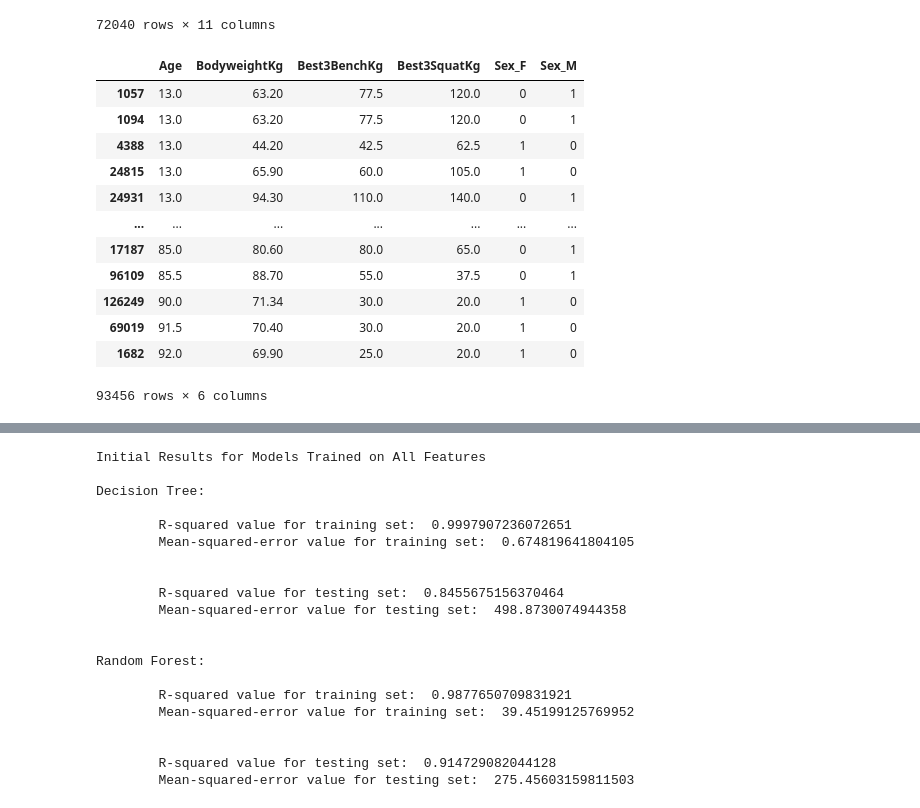
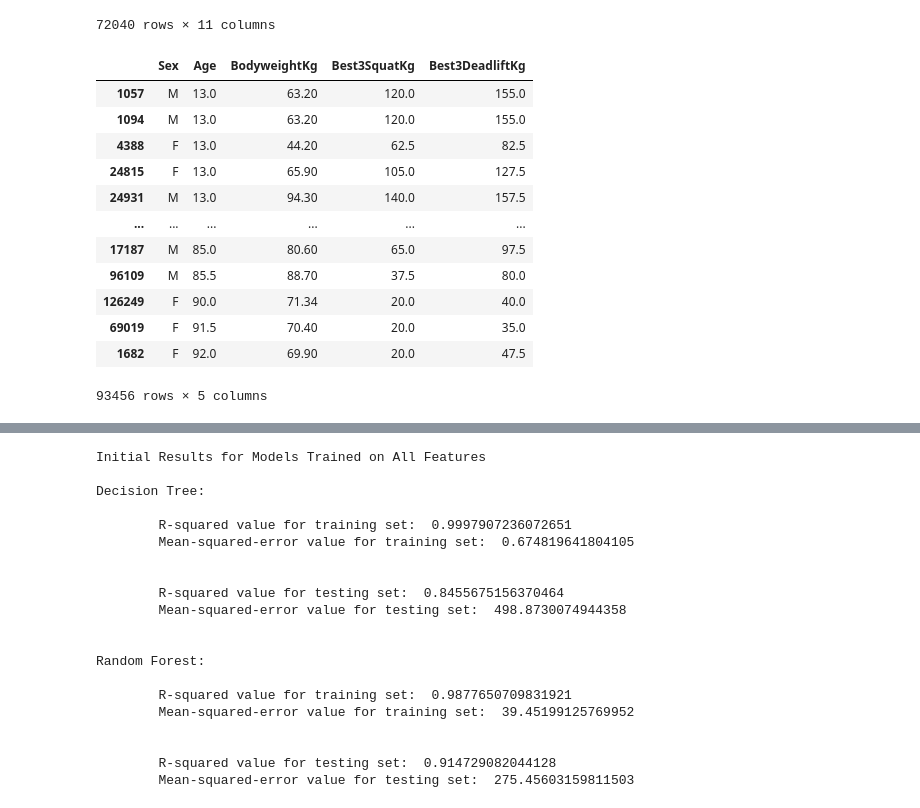
Before and after one commit to jjz17/Natural-Strength, a Jupyter notebook: model.ipynb, the cells around one changed output, grey strips where cells are left out. Saved outputs shown, nothing was run; the diff lists cells and outputs as text; code cells hidden in the pictures.

```diff
--- a/model.ipynb
+++ b/model.ipynb
@@ -21,7 +21,7 @@ import os
 import _pickle as cPickle
 import joblib
 # %%
-data = pd.read_csv('usapl_data.csv')
+data = pd.read_csv('data/usapl_data.csv')
 # %%
 data
 # %% [output]
@@ -281,12 +300,19 @@ USAPL RECENTLY UPDATED WEIGHT CLASSES, WE CAN DROP THAT BECAUSE BODYWEIGHT ACCOU
 
 
 
-d_features = clean_ages[['Sex', 'Age', 'BodyweightKg', 'Best3SquatKg', 'Best3BenchKg']]
-d_target = clean_ages['Best3DeadliftKg']
-b_features = clean_ages[['Sex', 'Age', 'BodyweightKg', 'Best3SquatKg', 'Best3DeadliftKg']]
-b_target = clean_ages['Best3BenchKg']
-s_features = clean_ages[['Sex', 'Age', 'BodyweightKg', 'Best3DeadliftKg', 'Best3BenchKg']]
-s_target = clean_ages['Best3SquatKg']
+# d_features = clean_ages[['Sex', 'Age', 'BodyweightKg', 'Best3SquatKg', 'Best3BenchKg']]
+# d_target = clean_ages['Best3DeadliftKg']
+# b_features = clean_ages[['Sex', 'Age', 'BodyweightKg', 'Best3SquatKg', 'Best3DeadliftKg']]
+# b_target = clean_ages['Best3BenchKg']
+# s_features = clean_ages[['Sex', 'Age', 'BodyweightKg', 'Best3DeadliftKg', 'Best3BenchKg']]
+# s_target = clean_ages['Best3SquatKg']
+
+d_features = clean[['Sex', 'Age', 'BodyweightKg', 'Best3BenchKg', 'Best3SquatKg']]
+d_target = clean['Best3DeadliftKg']
+b_features = clean[['Sex', 'Age', 'BodyweightKg', 'Best3SquatKg', 'Best3DeadliftKg']]
+b_target = clean['Best3BenchKg']
+s_features = clean[['Sex', 'Age', 'BodyweightKg', 'Best3BenchKg', 'Best3DeadliftKg']]
+s_target = clean['Best3SquatKg']
 # features = clean[['Sex', 'Age', 'BodyweightKg', 'Best3BenchKg', 'Best3SquatKg']]
 # target = clean['Best3DeadliftKg']
 
@@ -294,22 +320,22 @@ s_target = clean_ages['Best3SquatKg']
 # features_to_encode = ['Sex']
 # for feature in features_to_encode:
 #     features = encode_and_bind(features, feature)
-# %%
-features
-# %% [output]
-|  | Age | BodyweightKg | Best3BenchKg | Best3SquatKg | Sex_F | Sex_M |
-| 1057 | 13.0 | 63.20 | 77.5 | 120.0 | 0 | 1 |
-| 1094 | 13.0 | 63.20 | 77.5 | 120.0 | 0 | 1 |
-| 4388 | 13.0 | 44.20 | 42.5 | 62.5 | 1 | 0 |
-| 24815 | 13.0 | 65.90 | 60.0 | 105.0 | 1 | 0 |
-| 24931 | 13.0 | 94.30 | 110.0 | 140.0 | 0 | 1 |
-| ... | ... | ... | ... | ... | ... | ... |
-| 17187 | 85.0 | 80.60 | 80.0 | 65.0 | 0 | 1 |
-| 96109 | 85.5 | 88.70 | 55.0 | 37.5 | 0 | 1 |
-| 126249 | 90.0 | 71.34 | 30.0 | 20.0 | 1 | 0 |
-| 69019 | 91.5 | 70.40 | 30.0 | 20.0 | 1 | 0 |
-| 1682 | 92.0 | 69.90 | 25.0 | 20.0 | 1 | 0 |
-93456 rows × 6 columns
+# %%
+b_features
+# %% [output]
+|  | Sex | Age | BodyweightKg | Best3SquatKg | Best3DeadliftKg |
+| 1057 | M | 13.0 | 63.20 | 120.0 | 155.0 |
+| 1094 | M | 13.0 | 63.20 | 120.0 | 155.0 |
+| 4388 | F | 13.0 | 44.20 | 62.5 | 82.5 |
+| 24815 | F | 13.0 | 65.90 | 105.0 | 127.5 |
+| 24931 | M | 13.0 | 94.30 | 140.0 | 157.5 |
+| ... | ... | ... | ... | ... | ... |
+| 17187 | M | 85.0 | 80.60 | 65.0 | 97.5 |
+| 96109 | M | 85.5 | 88.70 | 37.5 | 80.0 |
+| 126249 | F | 90.0 | 71.34 | 20.0 | 40.0 |
+| 69019 | F | 91.5 | 70.40 | 20.0 | 35.0 |
+| 1682 | F | 92.0 | 69.90 | 20.0 | 47.5 |
+93456 rows × 5 columns
 # %%
 # split data into training and testing sets
 X_train, X_test, y_train, y_test = train_test_split(features, target, random_state=3000)
```
Also changed, not shown: parts of 11 cells of this notebook, 2 other files.
